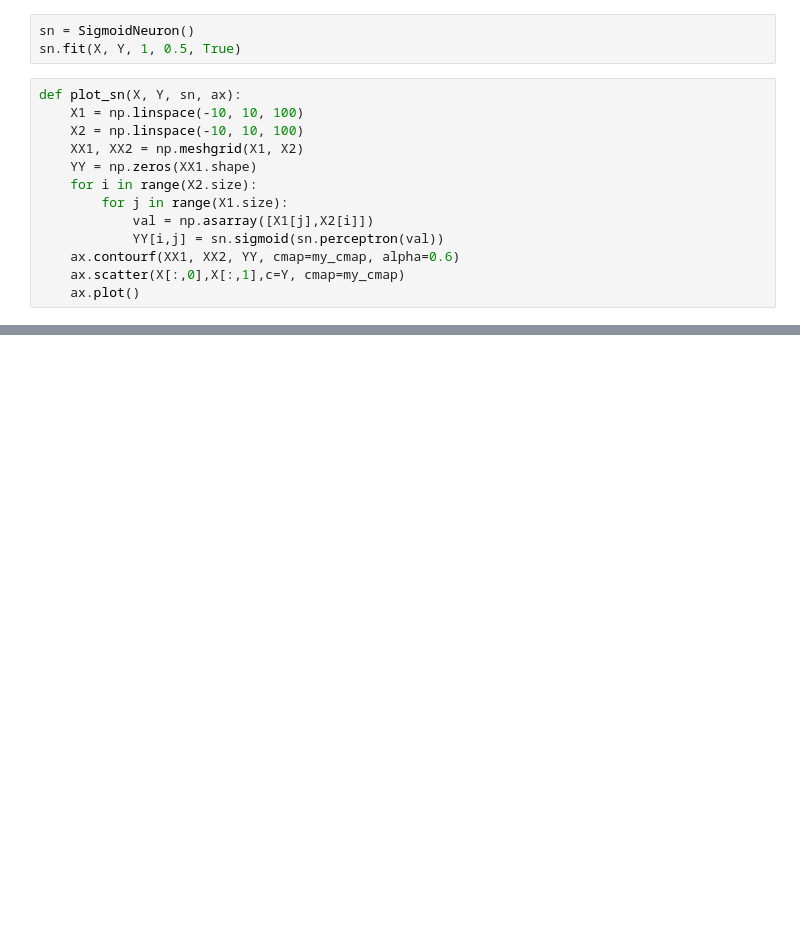
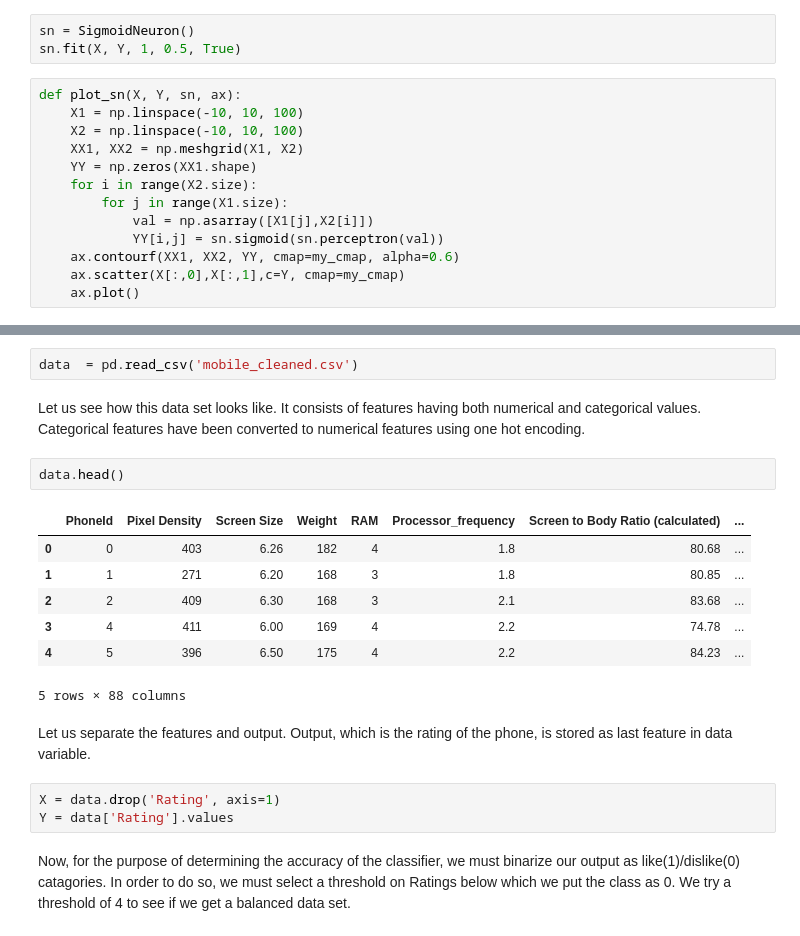
Before and after one commit to pmrai/sigmoid_neurons, a Jupyter notebook: sigmoid_neuron_hands_on.ipynb, the cells around one changed output, grey strips where cells are left out. Drawn from its saved outputs; the diff is of its cells as text; blank space fills up the shorter version.

Commit message:
Updated with application on mobile rating data

```diff
--- a/sigmoid_neuron_hands_on.ipynb
+++ b/sigmoid_neuron_hands_on.ipynb
@@ -193,0 +201,21 @@ for i in range(N):
+# %%
+data  = pd.read_csv('mobile_cleaned.csv')
+# %% [markdown]
+Let us see how this data set looks like. It consists of features having both numerical and categorical values. Categorical features have been converted to numerical features using one hot encoding.
+# %%
+data.head()
+# %% [output]
+|  | PhoneId | Pixel Density | Screen Size | Weight | RAM | Processor_frequency | Screen to Body Ratio (calculated) | ... |
+| 0 | 0 | 403 | 6.26 | 182 | 4 | 1.8 | 80.68 | ... |
+| 1 | 1 | 271 | 6.20 | 168 | 3 | 1.8 | 80.85 | ... |
+| 2 | 2 | 409 | 6.30 | 168 | 3 | 2.1 | 83.68 | ... |
+| 3 | 4 | 411 | 6.00 | 169 | 4 | 2.2 | 74.78 | ... |
+| 4 | 5 | 396 | 6.50 | 175 | 4 | 2.2 | 84.23 | ... |
+5 rows × 88 columns
+# %% [markdown]
+Let us separate the features and output. Output, which is the rating of the phone, is stored as last feature in data variable.
+# %%
+X = data.drop('Rating', axis=1)
+Y = data['Rating'].values
+# %% [markdown]
+Now, for the purpose of determining the accuracy of the classifier, we must binarize our output as like(1)/dislike(0) catagories. In order to do so, we must select a threshold on Ratings below which we put the class as 0. We try a threshold of 4 to see if we get a balanced data set.
```
Also changed, not shown: parts of 41 cells of this notebook.
